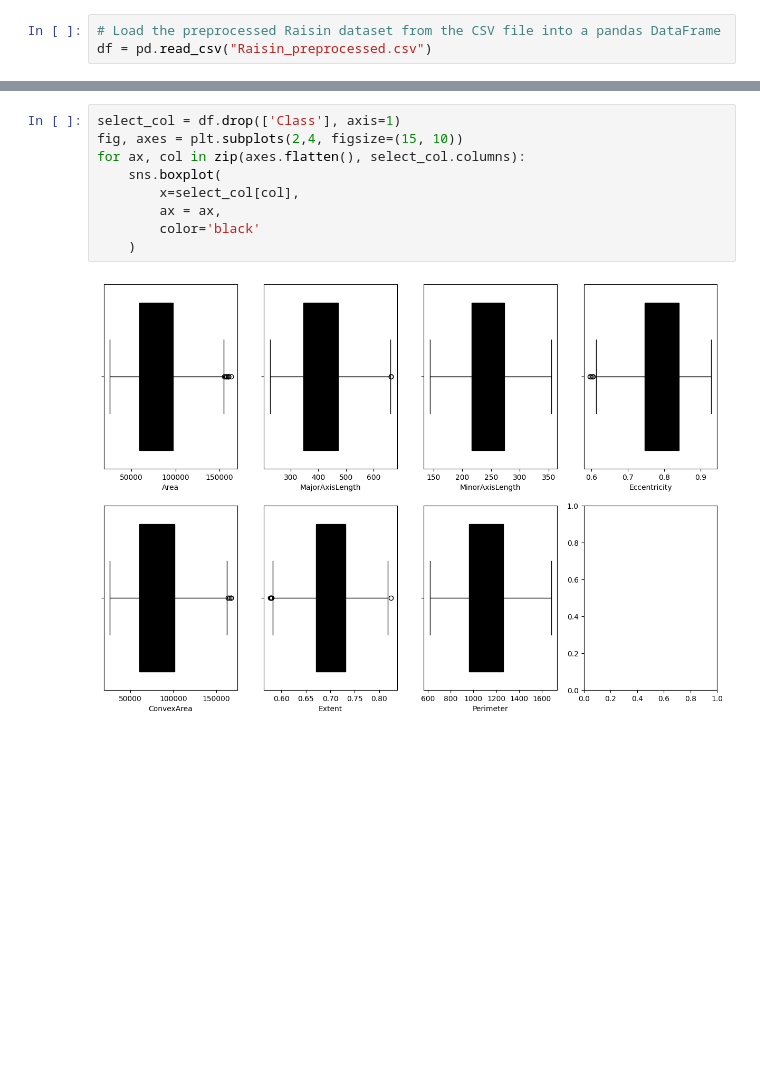
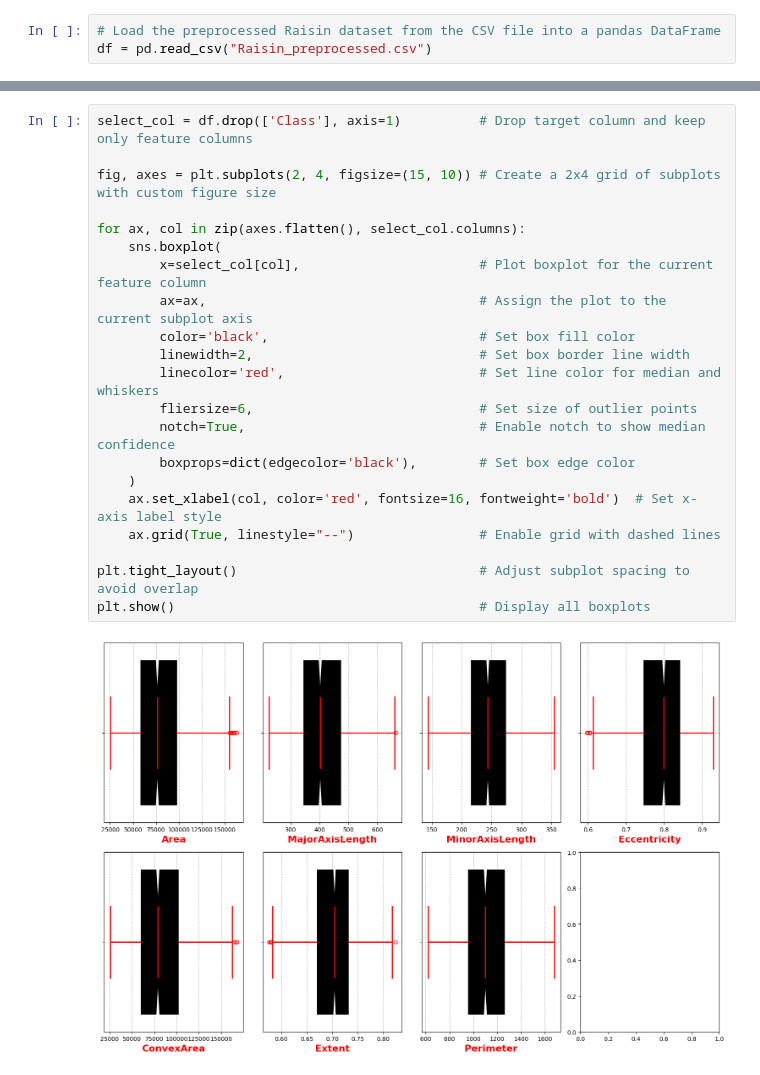
Before and after one commit to Md-Maruf-1727/Raisin-detection-using-naive-bayes, a Jupyter notebook: visualization_data.ipynb, the cells around one changed output, grey strips where cells are left out. Cells and saved outputs as stored; diff of their text form; blank space fills up the shorter version.

Commit message:
visualization update

```diff
--- a/visualization_data.ipynb
+++ b/visualization_data.ipynb
@@ -25,13 +26,25 @@ select_col.head()
 | 3 | 45928 | 286.540559 | 208.760042 | 0.684989 | 47336 | 0.699599 | 844.162 |
 | 4 | 49242 | 318.125407 | 200.122120 | 0.777351 | 51368 | 0.658456 | 881.836 |
 # %%
-select_col = df.drop(['Class'], axis=1)
-fig, axes = plt.subplots(2,4, figsize=(15, 10))
+select_col = df.drop(['Class'], axis=1)          # Drop target column and keep only feature columns
+
+fig, axes = plt.subplots(2, 4, figsize=(15, 10)) # Create a 2x4 grid of subplots with custom figure size
+
 for ax, col in zip(axes.flatten(), select_col.columns):
     sns.boxplot(
-        x=select_col[col],
-        ax = ax,
-        color='black'
+        x=select_col[col],                       # Plot boxplot for the current feature column
+        ax=ax,                                   # Assign the plot to the current subplot axis
+        color='black',                           # Set box fill color
+        linewidth=2,                             # Set box border line width
+        linecolor='red',                         # Set line color for median and whiskers
+        fliersize=6,                             # Set size of outlier points
+        notch=True,                              # Enable notch to show median confidence
+        boxprops=dict(edgecolor='black'),        # Set box edge color
     )
+    ax.set_xlabel(col, color='red', fontsize=16, fontweight='bold')  # Set x-axis label style
+    ax.grid(True, linestyle="--")                # Enable grid with dashed lines
+
+plt.tight_layout()                               # Adjust subplot spacing to avoid overlap
+plt.show()                                       # Display all boxplots
 # %% [output]
-[figure, old version]
+[figure, new version]
```
Also changed, not shown: parts of 6 cells of this notebook.
